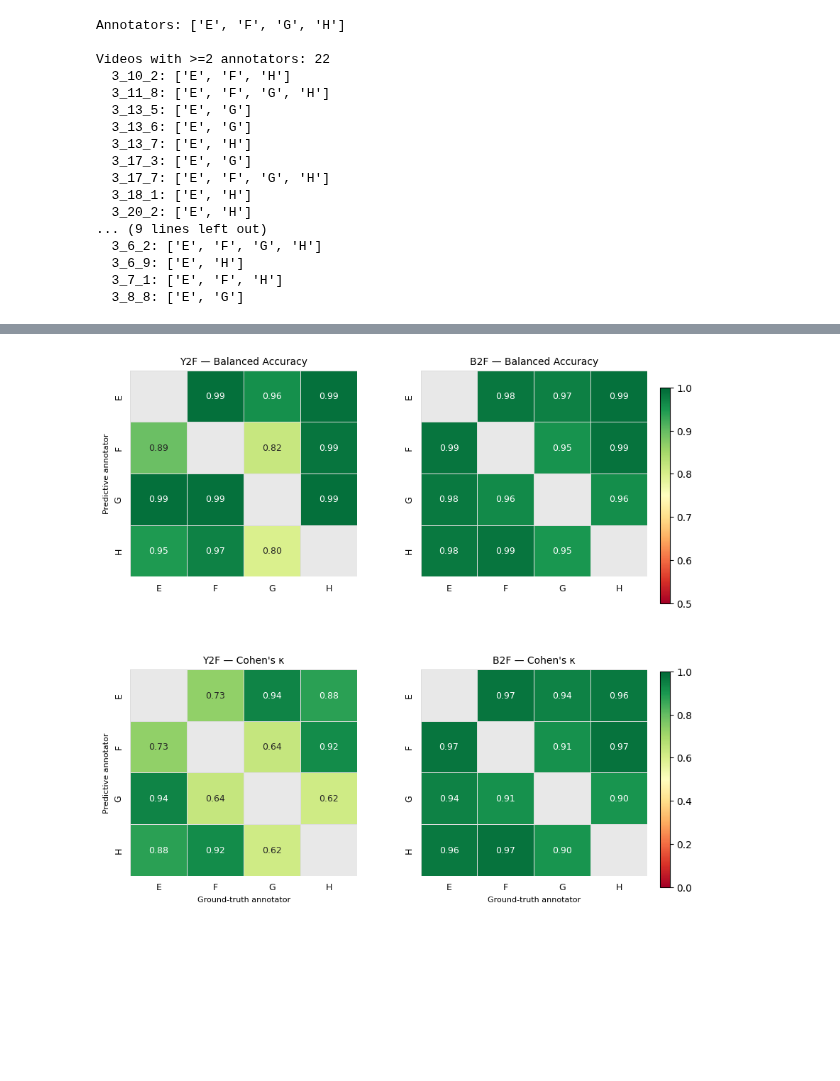
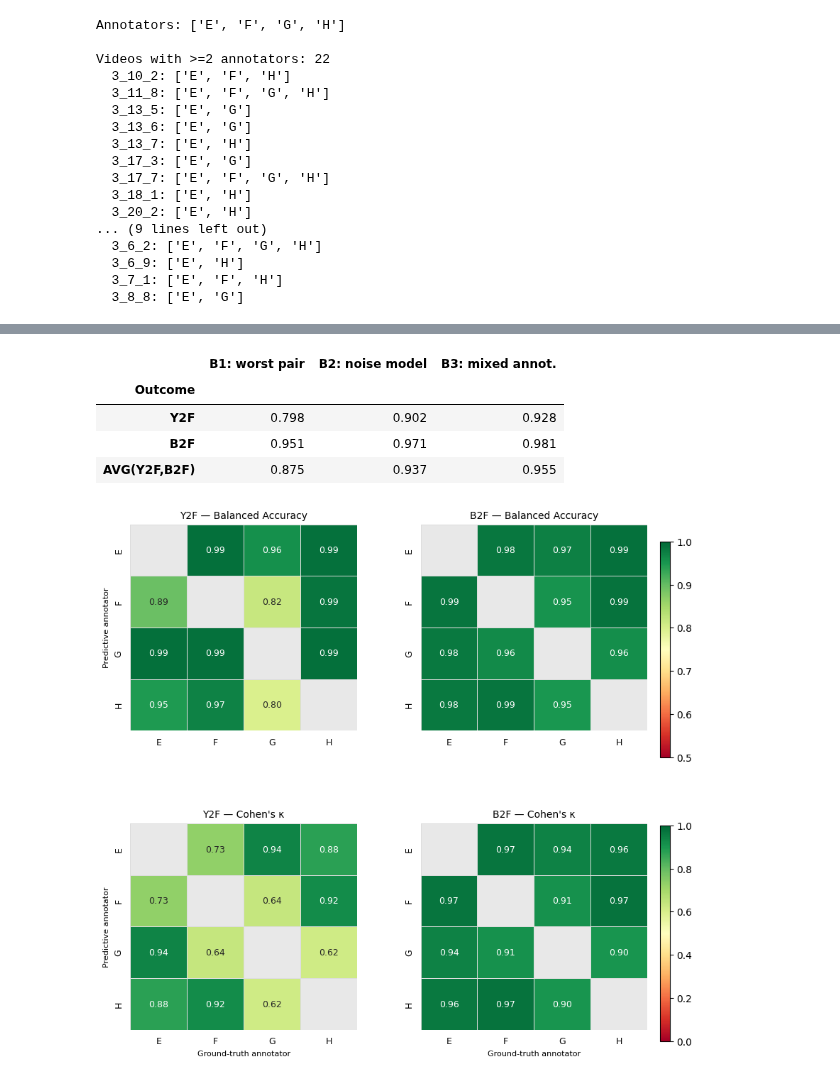
Before and after one commit to CausalLearningAI/artificial-causal-inference, a Jupyter notebook: notebooks/ground_truth/main.ipynb, the cells around one changed output, grey strips where cells are left out. Saved outputs shown, nothing was run; the diff lists cells and outputs as text; code cells hidden in the pictures; blank space fills up the shorter version.

```diff
--- a/notebooks/ground_truth/main.ipynb
+++ b/notebooks/ground_truth/main.ipynb
@@ -285,3 +265,44 @@ agg[['worst_pair_ba', 'noise_bound', 'ia_ba_mean', 'ia_ba_min', 'ia_ba_max', 'ka
+# %%
+# ── Annotator shares in v3 (needed for Bound 3) ─────────────────────────────
+ann_counts = exp_df['annotator'].value_counts()
+ann_fracs  = ann_counts / ann_counts.sum()
+
+known_annotators = sorted(stems_by_annotator.keys())
+ia_ba_matrix = {}
+for out in OUTCOMES:
+    sub = pairs_df[pairs_df.outcome == out]
+    mat = pd.DataFrame(np.eye(len(known_annotators)),
+                       index=known_annotators, columns=known_annotators)
+    for (a1, a2), v in sub.groupby(['ann_a', 'ann_b'])['ia_ba'].mean().items():
+        if not np.isnan(v):
+            mat.loc[a1, a2] = v
+            mat.loc[a2, a1] = v
+    ia_ba_matrix[out] = mat
+
+mix_bounds = {
+    out: mixed_ba_bound(
+        (lambda s: s / s.sum())(ann_fracs[[a for a in ann_fracs.index if a in ia_ba_matrix[out].index]]),
+        ia_ba_matrix[out],
+    )
+    for out in OUTCOMES
+}
+if INCLUDE_AVG_OUTCOME and {'Y2F', 'B2F'}.issubset(mix_bounds):
+    mix_bounds['AVG(Y2F,B2F)'] = np.mean([mix_bounds['Y2F'], mix_bounds['B2F']])
+
+# ── Bounds table ─────────────────────────────────────────────────────────────
+results = pd.DataFrame({
+    'B1: worst pair':   agg['worst_pair_ba'],
+    'B2: noise model':  agg['noise_bound'],
+    'B3: mixed annot.': pd.Series(mix_bounds),
+})
+results.index.name = 'Outcome'
+results.round(3)
+# %% [output]
+|  | B1: worst pair | B2: noise model | B3: mixed annot. |
+| Outcome |  |  |  |
+| Y2F | 0.798 | 0.902 | 0.928 |
+| B2F | 0.951 | 0.971 | 0.981 |
+| AVG(Y2F,B2F) | 0.875 | 0.937 | 0.955 |
 # %%
 fig = plot_iaba_heatmap(
     pairs_df, OUTCOMES,
```
Also changed, not shown: parts of 18 cells of this notebook, 1 other file.
